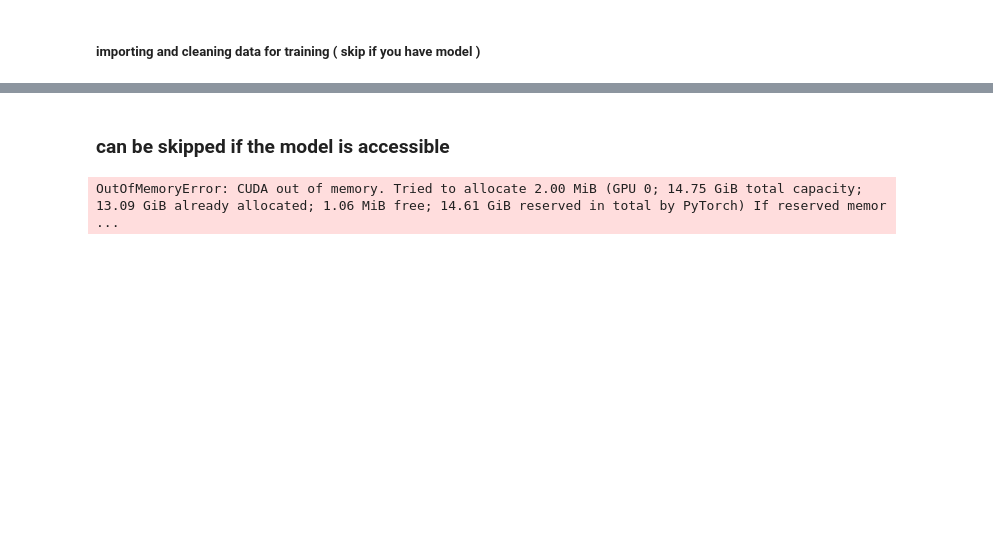
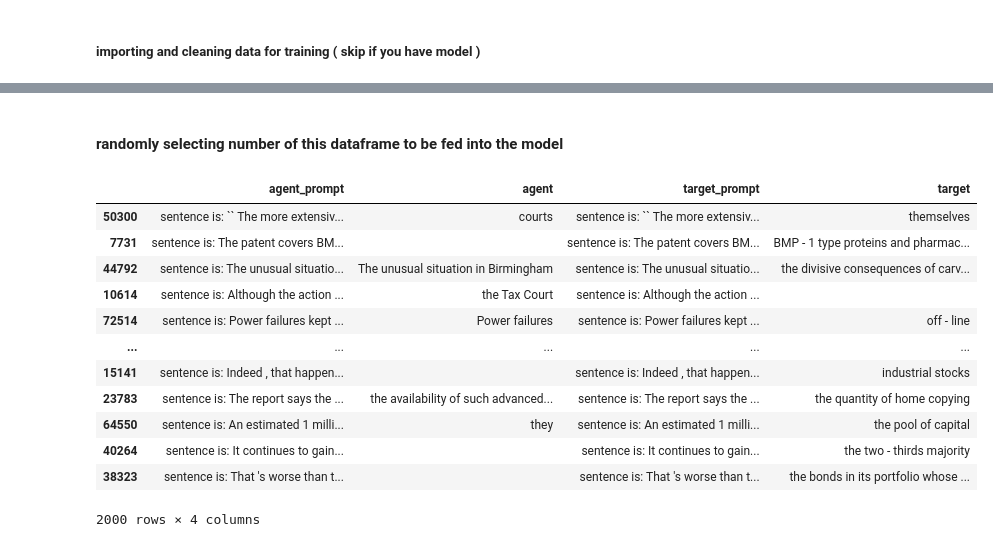
Before and after one commit to houman-nr/vigilant-umbrella, a Jupyter notebook: accuracy-explorer-4-t5.ipynb, the cells around one changed output, grey strips where cells are left out. Cells and saved outputs as stored; diff of their text form; code cells hidden in the pictures; blank space fills up the shorter version.

```diff
--- a/accuracy-explorer-4-t5.ipynb
+++ b/accuracy-explorer-4-t5.ipynb
@@ -488,2 +457,0 @@ torch.save(model, '70srl_t5.pt')
-# %% [markdown]
-### can be skipped if the model is accessible
@@ -492,5 +458,39 @@ model = torch.load('/kaggle/input/srl_traned_t5/pytorch/10-percent/1/srl_mpqa.pt
-# %%
-# fold0 training process of normal mpqa:
-train_data(train_data_loader, val_data_loader).head()
-# %% [output]
-OutOfMemoryError: CUDA out of memory. Tried to allocate 2.00 MiB (GPU 0; 14.75 GiB total capacity; 13.09 GiB already allocated; 1.06 MiB free; 14.61 GiB reserved in total by PyTorch) If reserved memor ...
+# %% [markdown]
+#### randomly selecting number of this dataframe to be fed into the model
+# %%
+def random_sample_df(df, num_rows, seed=None):
+    """
+    Randomly selects a specified number of rows from a DataFrame and returns a new DataFrame.
+
+    Args:
+        df (pd.DataFrame): The original DataFrame from which to sample.
+        num_rows (int): The number of rows to randomly select.
+        seed (int, optional): Random seed for reproducibility. Default is None.
+
+    Returns:
+        pd.DataFrame: A new DataFrame containing the randomly selected rows.
+    """
+    # Check if num_rows is larger than the available number of rows in the DataFrame
+    if num_rows > len(df):
+        raise ValueError(f"Requested {num_rows} rows, but the DataFrame only contains {len(df)} rows.")
+
+    # Sample the DataFrame and return the result
+    sampled_df = df.sample(n=num_rows, random_state=seed)
+    return sampled_df
+
+srl_train_2k = random_sample_df(srl_df, 2000,)
+srl_train_2k
+# %% [output]
+|  | agent_prompt | agent | target_prompt | target |
+| 50300 | sentence is: `` The more extensiv... | courts | sentence is: `` The more extensiv... | themselves |
+| 7731 | sentence is: The patent covers BM... |  | sentence is: The patent covers BM... | BMP - 1 type proteins and pharmac... |
+| 44792 | sentence is: The unusual situatio... | The unusual situation in Birmingham | sentence is: The unusual situatio... | the divisive consequences of carv... |
+| 10614 | sentence is: Although the action ... | the Tax Court | sentence is: Although the action ... |  |
+| 72514 | sentence is: Power failures kept ... | Power failures | sentence is: Power failures kept ... | off - line |
+| ... | ... | ... | ... | ... |
+| 15141 | sentence is: Indeed , that happen... |  | sentence is: Indeed , that happen... | industrial stocks |
+| 23783 | sentence is: The report says the ... | the availability of such advanced... | sentence is: The report says the ... | the quantity of home copying |
+| 64550 | sentence is: An estimated 1 milli... | they | sentence is: An estimated 1 milli... | the pool of capital |
+| 40264 | sentence is: It continues to gain... |  | sentence is: It continues to gain... | the two - thirds majority |
+| 38323 | sentence is: That 's worse than t... |  | sentence is: That 's worse than t... | the bonds in its portfolio whose ... |
+2000 rows × 4 columns
```
Also changed, not shown: parts of 26 cells of this notebook.
